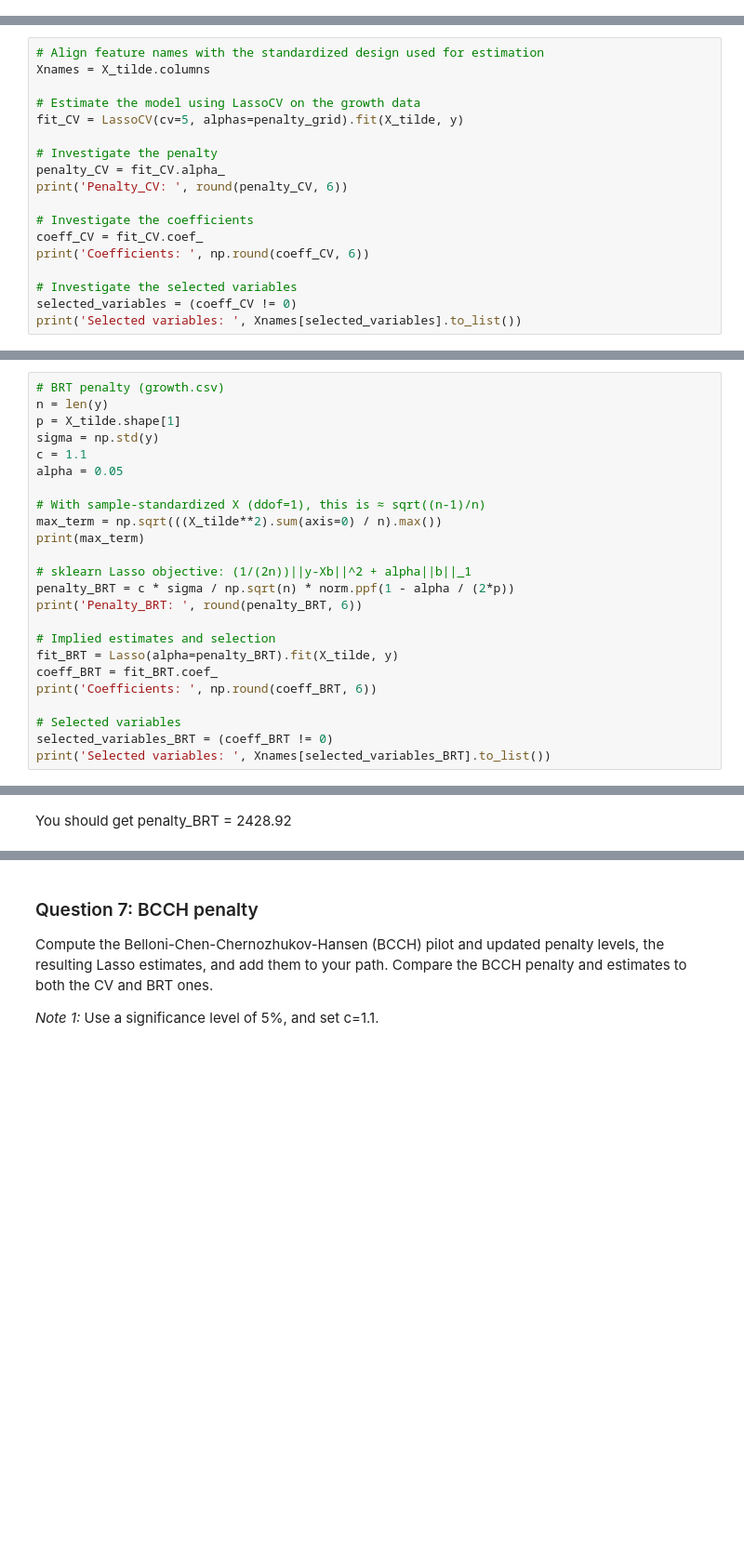
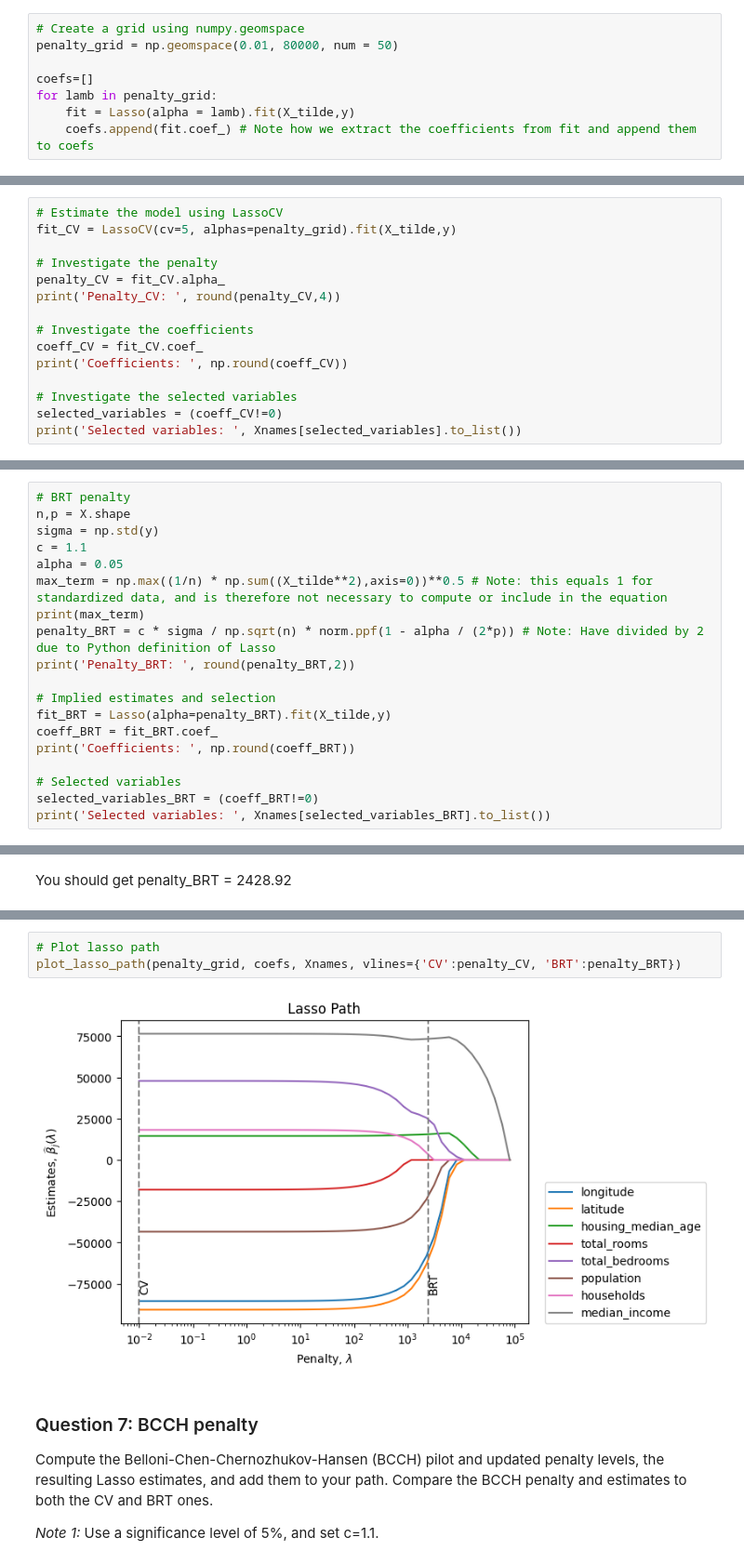
Before and after one commit to sgv491/AED, a Jupyter notebook: Project 2/w4_ex_post.ipynb, the cells around one changed output, grey strips where cells are left out. Shown: that part at 93% size. Drawn from its saved outputs; the diff is of its cells as text; blank space fills up the shorter version.

```diff
--- a/Project 2/w4_ex_post.ipynb
+++ b/Project 2/w4_ex_post.ipynb
@@ -193,3 +150,11 @@ for lamb in penalty_grid:
+# %%
+# Create a grid using numpy.geomspace
+penalty_grid = np.geomspace(0.01, 80000, num = 50)
+
+coefs=[]
+for lamb in penalty_grid:
+    fit = Lasso(alpha = lamb).fit(X_tilde,y)
+    coefs.append(fit.coef_) # Note how we extract the coefficients from fit and append them to coefs
 # %% [markdown]
 ### Question 3: Lasso Path
 
@@ -253,20 +217,17 @@ Compute the penalty level and estimates implied by 5-fold cross-validation (5-CV
 
 *Note 2:* The argument "alphas" sets the grid of penalty levels that the 5-CV procedure will consider.
 # %%
-# Align feature names with the standardized design used for estimation
-Xnames = X_tilde.columns
-
-# Estimate the model using LassoCV on the growth data
-fit_CV = LassoCV(cv=5, alphas=penalty_grid).fit(X_tilde, y)
+# Estimate the model using LassoCV
+fit_CV = LassoCV(cv=5, alphas=penalty_grid).fit(X_tilde,y)
 
 # Investigate the penalty
 penalty_CV = fit_CV.alpha_
-print('Penalty_CV: ', round(penalty_CV, 6))
+print('Penalty_CV: ', round(penalty_CV,4))
 
 # Investigate the coefficients
 coeff_CV = fit_CV.coef_
-print('Coefficients: ', np.round(coeff_CV, 6))
+print('Coefficients: ', np.round(coeff_CV))
 
 # Investigate the selected variables
-selected_variables = (coeff_CV != 0)
+selected_variables = (coeff_CV!=0)
 print('Selected variables: ', Xnames[selected_variables].to_list())
@@ -341,24 +326,19 @@ X_tilde.mean(axis=0)
 # %%
-# BRT penalty (growth.csv)
-n = len(y)
-p = X_tilde.shape[1]
+# BRT penalty
+n,p = X.shape
 sigma = np.std(y)
 c = 1.1
 alpha = 0.05
-
-# With sample-standardized X (ddof=1), this is ≈ sqrt((n-1)/n)
-max_term = np.sqrt(((X_tilde**2).sum(axis=0) / n).max())
+max_term = np.max((1/n) * np.sum((X_tilde**2),axis=0))**0.5 # Note: this equals 1 for standardized data, and is therefore not necessary to compute or include in the equation
 print(max_term)
-
-# sklearn Lasso objective: (1/(2n))||y-Xb||^2 + alpha||b||_1
-penalty_BRT = c * sigma / np.sqrt(n) * norm.ppf(1 - alpha / (2*p))
-print('Penalty_BRT: ', round(penalty_BRT, 6))
+penalty_BRT = c * sigma / np.sqrt(n) * norm.ppf(1 - alpha / (2*p)) # Note: Have divided by 2 due to Python definition of Lasso
+print('Penalty_BRT: ', round(penalty_BRT,2))
 
 # Implied estimates and selection
-fit_BRT = Lasso(alpha=penalty_BRT).fit(X_tilde, y)
+fit_BRT = Lasso(alpha=penalty_BRT).fit(X_tilde,y)
 coeff_BRT = fit_BRT.coef_
-print('Coefficients: ', np.round(coeff_BRT, 6))
+print('Coefficients: ', np.round(coeff_BRT))
 
 # Selected variables
-selected_variables_BRT = (coeff_BRT != 0)
+selected_variables_BRT = (coeff_BRT!=0)
 print('Selected variables: ', Xnames[selected_variables_BRT].to_list())
@@ -377,3 +352,8 @@ plot_lasso_path(penalty_grid, coefs, Xnames, vlines=vlines)
+# %%
+# Plot lasso path
+plot_lasso_path(penalty_grid, coefs, Xnames, vlines={'CV':penalty_CV, 'BRT':penalty_BRT})
+# %% [output]
+[figure, added]
 # %% [markdown]
 ### Question 7: BCCH penalty
  Compute the Belloni-Chen-Chernozhukov-Hansen (BCCH) pilot and updated penalty levels, the resulting Lasso estimates, and add them to your path. Compare
```
Also changed, not shown: parts of 25 cells of this notebook, 1 other file.
